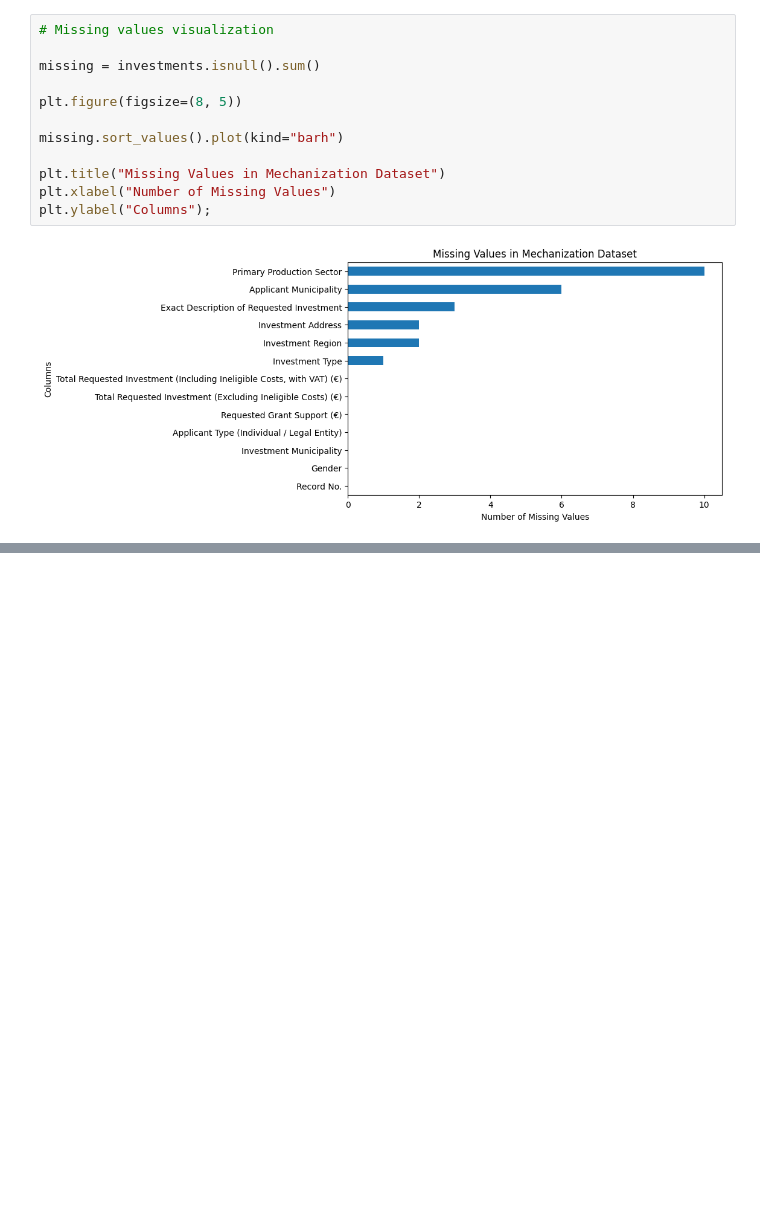
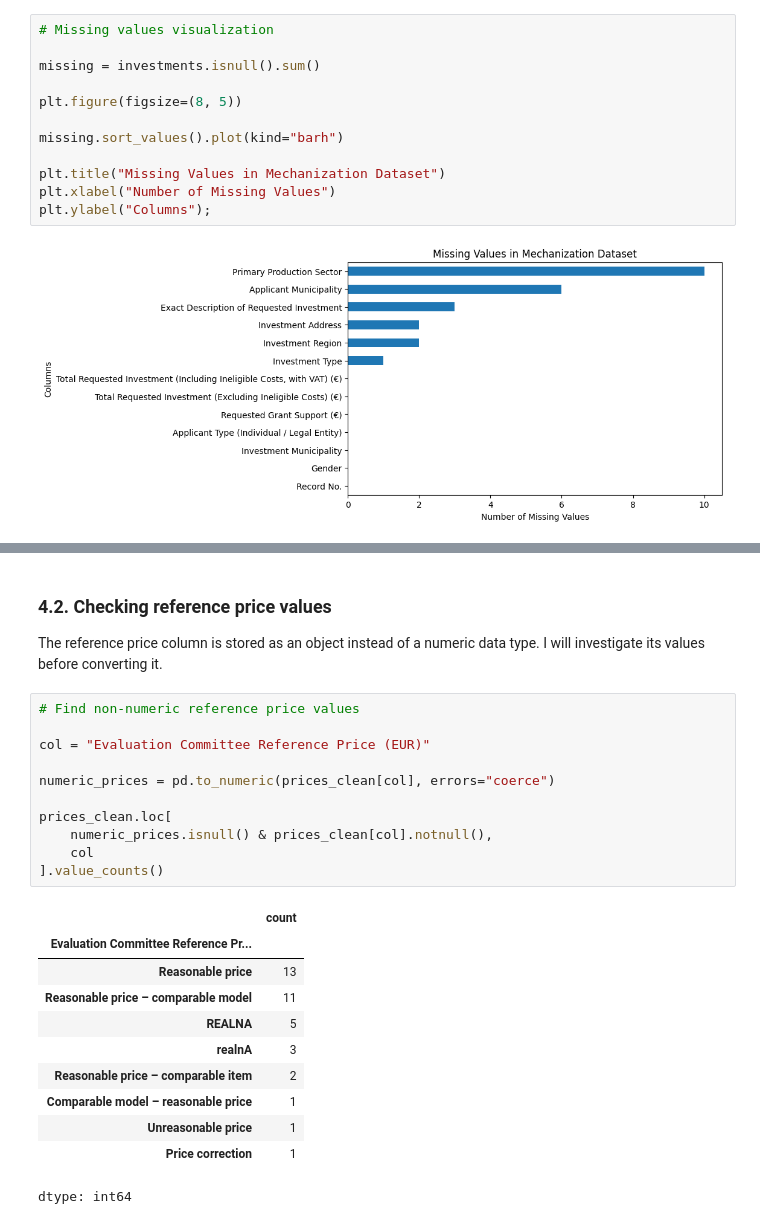
Before and after one commit to milatovicdanka90-maker/dsb_capstone, a Jupyter notebook: 01_EDA.ipynb, the cells around one changed output, grey strips where cells are left out. Cells and saved outputs as stored; diff of their text form; blank space fills up the shorter version.

```diff
--- a/01_EDA.ipynb
+++ b/01_EDA.ipynb
@@ -240,0 +318,27 @@ I will review the missing production sectors during data cleaning.
+# %% [markdown]
+### 4.2. Checking reference price values
+
+The reference price column is stored as an object instead of a numeric data type. I will investigate its values before converting it.
+# %%
+# Find non-numeric reference price values
+
+col = "Evaluation Committee Reference Price (EUR)"
+
+numeric_prices = pd.to_numeric(prices_clean[col], errors="coerce")
+
+prices_clean.loc[
+    numeric_prices.isnull() & prices_clean[col].notnull(),
+    col
+].value_counts()
+# %% [output]
+|  | count |
+| Evaluation Committee Reference Pr... |  |
+| Reasonable price | 13 |
+| Reasonable price – comparable model | 11 |
+| REALNA | 5 |
+| realnA | 3 |
+| Reasonable price – comparable item | 2 |
+| Comparable model – reasonable price | 1 |
+| Unreasonable price | 1 |
+| Price correction | 1 |
+dtype: int64
```
Also changed, not shown: parts of 25 cells of this notebook.
